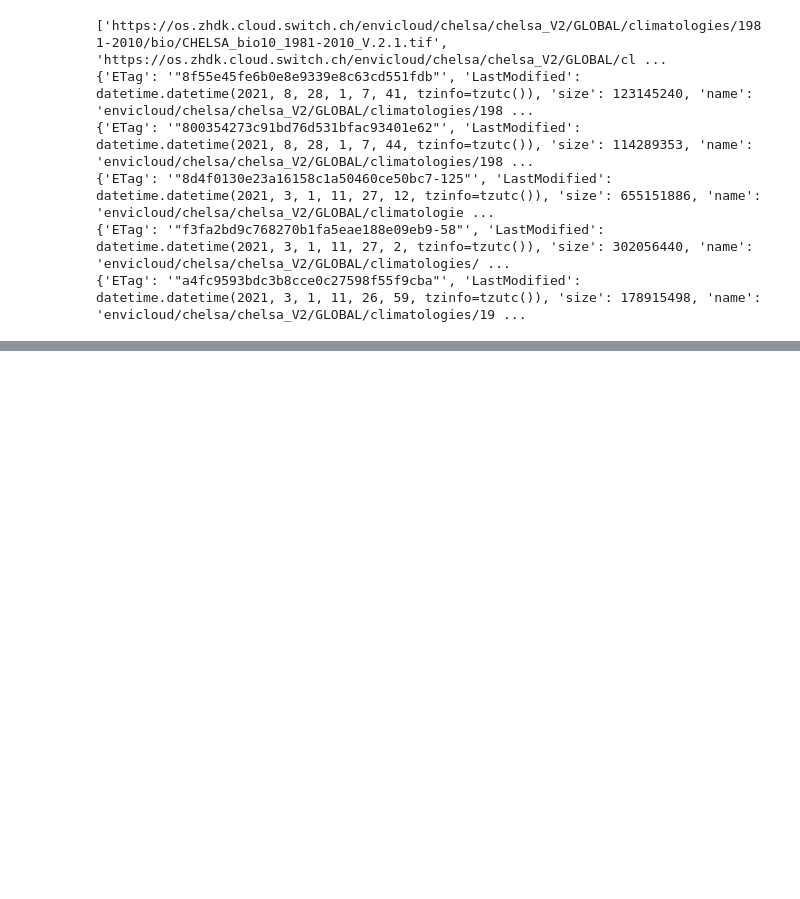
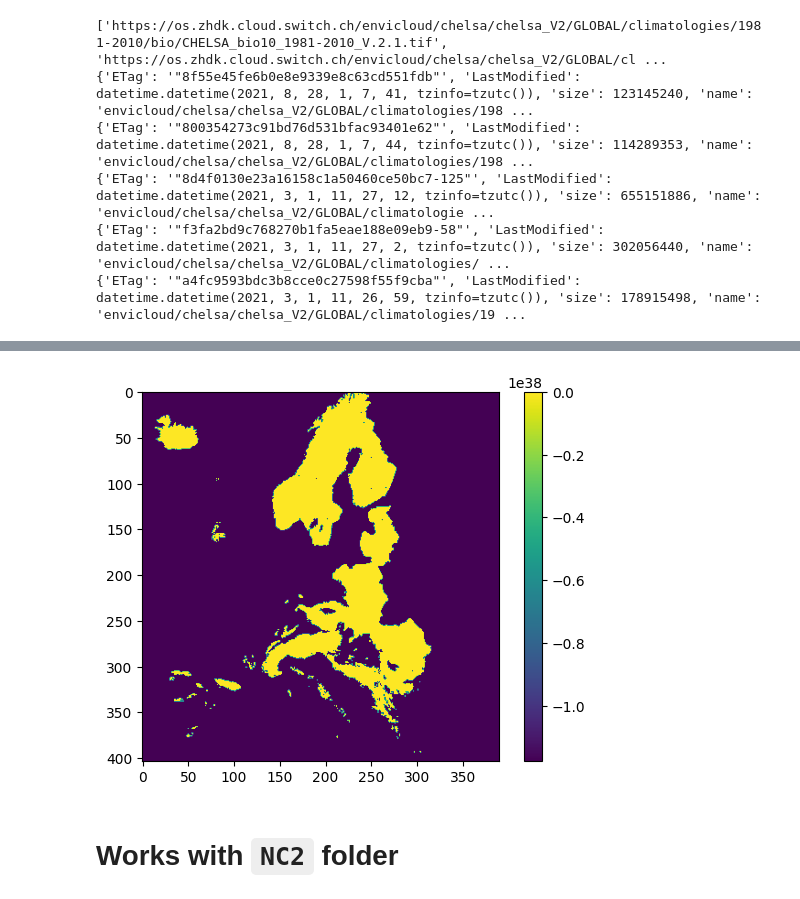
Before and after one commit to BioDT/uc-ias-workflows, a Jupyter notebook: notebooks/chelsa.ipynb, the cells around one changed output, grey strips where cells are left out. Saved outputs shown, nothing was run; the diff lists cells and outputs as text; code cells hidden in the pictures; blank space fills up the shorter version.

```diff
--- a/notebooks/chelsa.ipynb
+++ b/notebooks/chelsa.ipynb
@@ -515,0 +808,15 @@ for x in list:
+# %%
+import osgeo.gdal as gdal
+import matplotlib.pyplot as plt
+
+# Read the ncdf4 file
+dataset = gdal.Open(file)
+
+# Get the data from the dataset
+data = dataset.ReadAsArray()
+
+# Plot the data
+plt.imshow(data)
+plt.colorbar()
+plt.show()
+# %% [output]
@@ -515,0 +825 @@ for x in list:
+[figure, added]
@@ -515,0 +845,2 @@ for x in list:
+# %% [markdown]
+# Works with `NC2` folder
```
Also changed, not shown: parts of 36 cells of this notebook, 5 other files.
